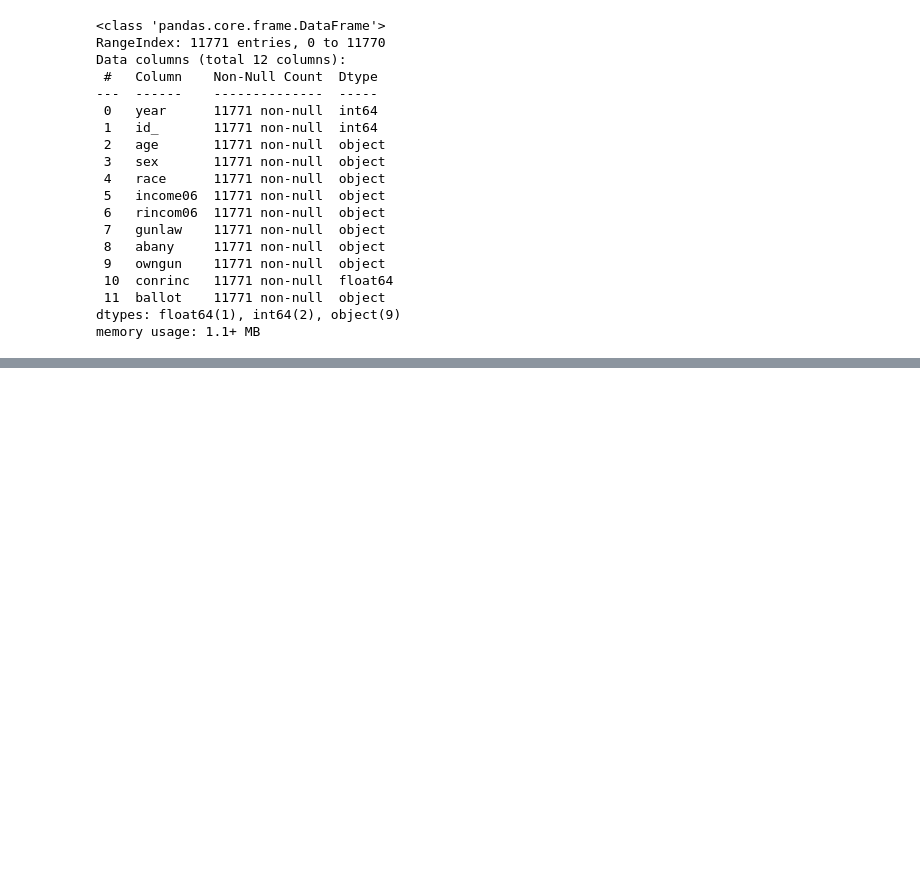
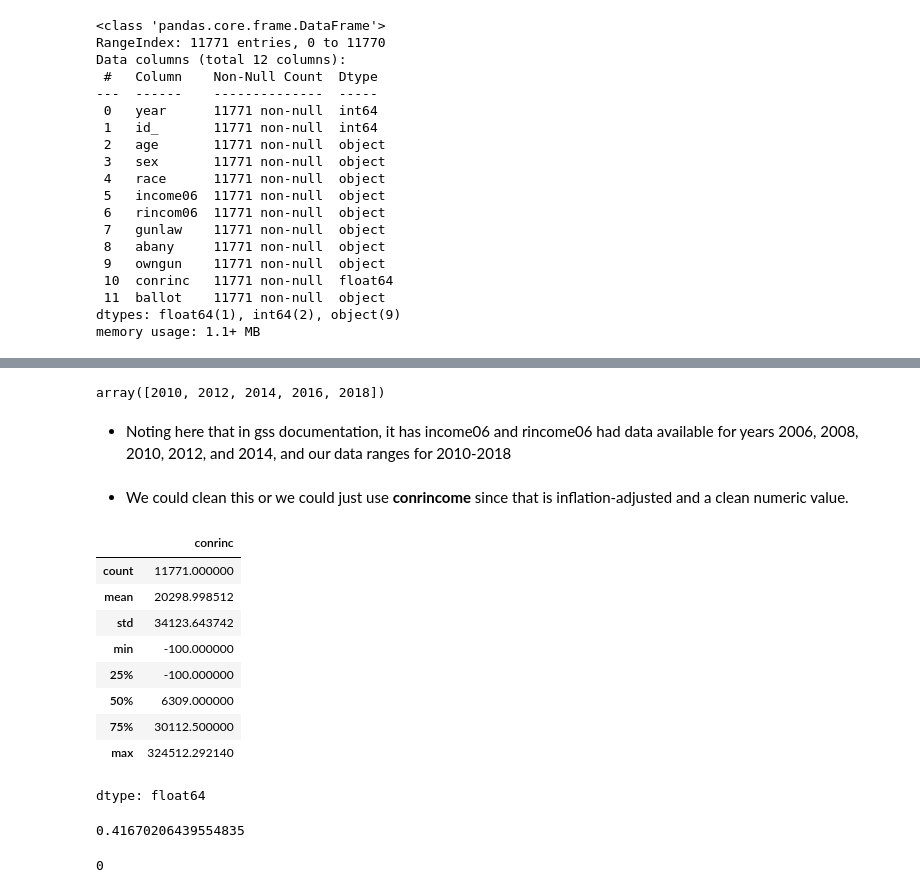
Before and after one commit to kimberlyyliuu/EDA, a Jupyter notebook: lab/gss.ipynb, the cells around one changed output, grey strips where cells are left out. Cells and saved outputs as stored; diff of their text form; code cells hidden in the pictures; blank space fills up the shorter version.

Commit message:
Adding Part 3 Cleaning with comments

```diff
--- a/lab/gss.ipynb
+++ b/lab/gss.ipynb
@@ -85,0 +109,14 @@ memory usage: 1.1+ MB
+# %%
+import numpy as np
+
+# Cleaning age column
+
+df['age'] = df['age'].replace({
+    '.n:  No answer': np.nan,
+    '89 or older': 89
+})
+
+df['age'] = pd.to_numeric(df['age'])
+
+print(df['age'].unique())
+print(df['age'].dtype)
@@ -85,0 +145,31 @@ memory usage: 1.1+ MB
+# %%
+df['year'].unique()
+# %% [output]
+array([2010, 2012, 2014, 2016, 2018])
+# %% [markdown]
+
+
+*   Noting here that in gss documentation, it has income06 and rincome06 had data available for years 2006, 2008, 2010, 2012, and 2014, and our data ranges for 2010-2018
+# %% [markdown]
+* We could clean this or we could just use **conrincome** since that is inflation-adjusted and a clean numeric value.
+# %%
+df['conrinc'].describe()
+# %% [output]
+|  | conrinc |
+| count | 11771.000000 |
+| mean | 20298.998512 |
+| std | 34123.643742 |
+| min | -100.000000 |
+| 25% | -100.000000 |
+| 50% | 6309.000000 |
+| 75% | 30112.500000 |
+| max | 324512.292140 |
+dtype: float64
+# %%
+(df['conrinc'] == -100).sum() / len(df)
+# %% [output]
+0.41670206439554835
+# %%
+sum(df['conrinc'].isna())
+# %% [output]
+0
```
Also changed, not shown: parts of 25 cells of this notebook.
